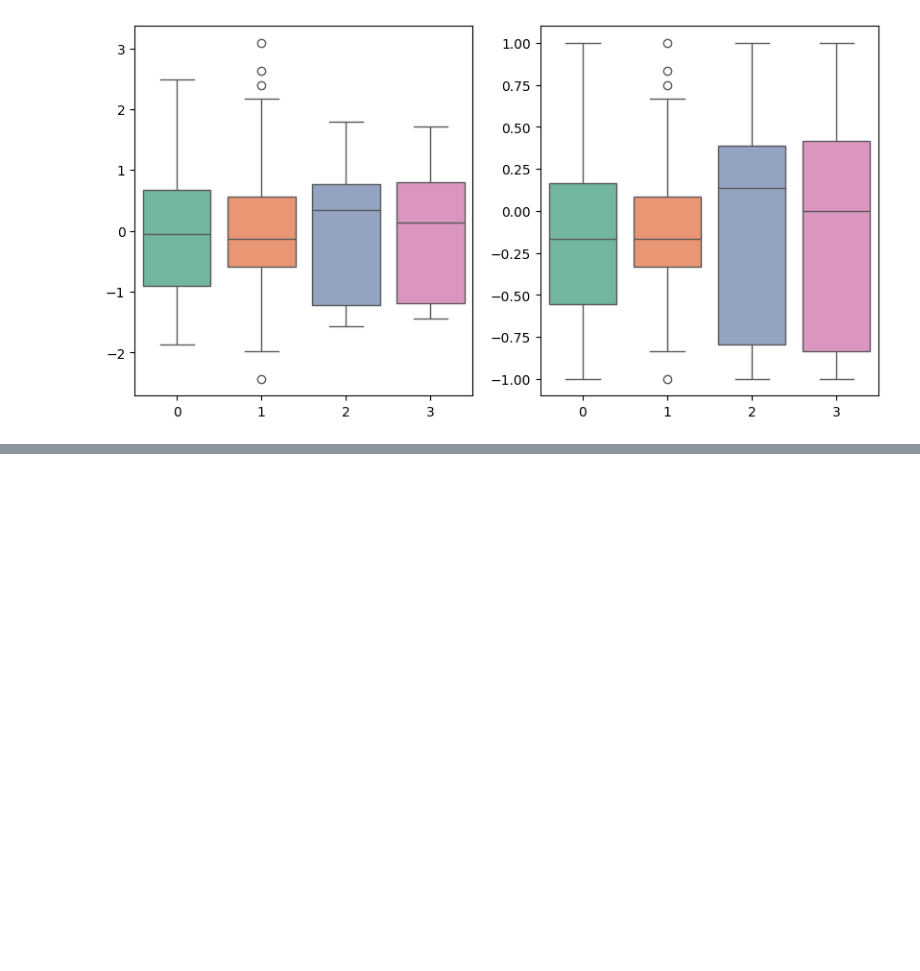
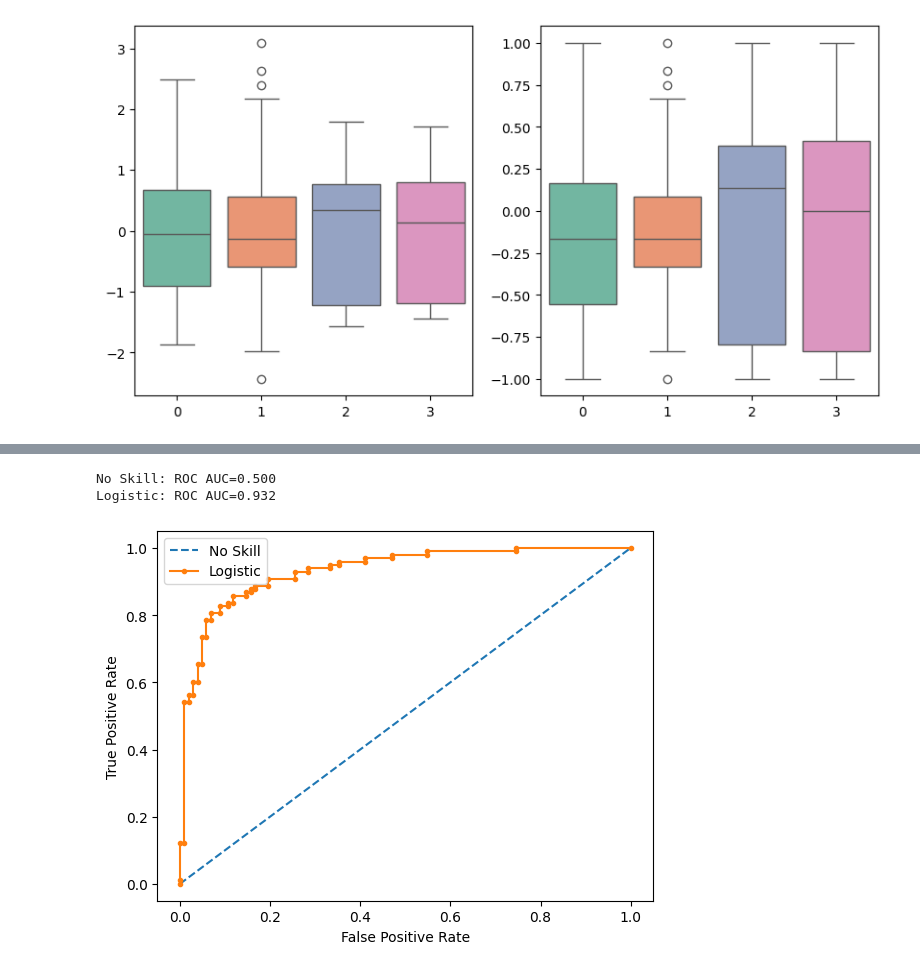
Before and after one commit to josefineselke/Machine-Learning-Track, a Jupyter notebook: Theorie.ipynb, the cells around one changed output, grey strips where cells are left out. Cells and saved outputs as stored; diff of their text form; code cells hidden in the pictures; blank space fills up the shorter version.

```diff
--- a/Theorie.ipynb
+++ b/Theorie.ipynb
@@ -1188,0 +1216,43 @@ plt.show()
+# %%
+import matplotlib.pyplot as plt
+from sklearn.datasets import make_classification
+from sklearn.linear_model import LogisticRegression
+from sklearn.model_selection import train_test_split
+from sklearn.metrics import roc_curve
+from sklearn.metrics import roc_auc_score
+
+# Generieren eines binären Datensets
+X, y = make_classification(n_samples=1000, n_classes=2, random_state=1)
+trainX, testX, trainy, testy = train_test_split(X, y, test_size=0.2, random_state=2)
+# generate a no skill prediction (majority class)
+ns_probs = [0 for _ in range(len(testy))]
+# fit a model
+model = LogisticRegression(solver='lbfgs')
+model.fit(trainX, trainy)
+# predict probabilities
+lr_probs = model.predict_proba(testX)
+# keep probabilities for the positive outcome only
+lr_probs = lr_probs[:, 1]
+# calculate scores
+ns_auc = roc_auc_score(testy, ns_probs)
+lr_auc = roc_auc_score(testy, lr_probs)
+# summarize scores
+print('No Skill: ROC AUC=%.3f' % (ns_auc))
+print('Logistic: ROC AUC=%.3f' % (lr_auc))
+# calculate roc curves
+ns_fpr, ns_tpr, _ = roc_curve(testy, ns_probs)
+lr_fpr, lr_tpr, _ = roc_curve(testy, lr_probs)
+# plot the roc curve for the model
+plt.plot(ns_fpr, ns_tpr, linestyle='--', label='No Skill')
+plt.plot(lr_fpr, lr_tpr, marker='.', label='Logistic')
+# axis labels
+plt.xlabel('False Positive Rate')
+plt.ylabel('True Positive Rate')
+# show the legend
+plt.legend()
+# show the plot
+plt.show()
+# %% [output]
+No Skill: ROC AUC=0.500
+Logistic: ROC AUC=0.932
+[figure, added]
```
Also changed, not shown: parts of 3 cells of this notebook.
